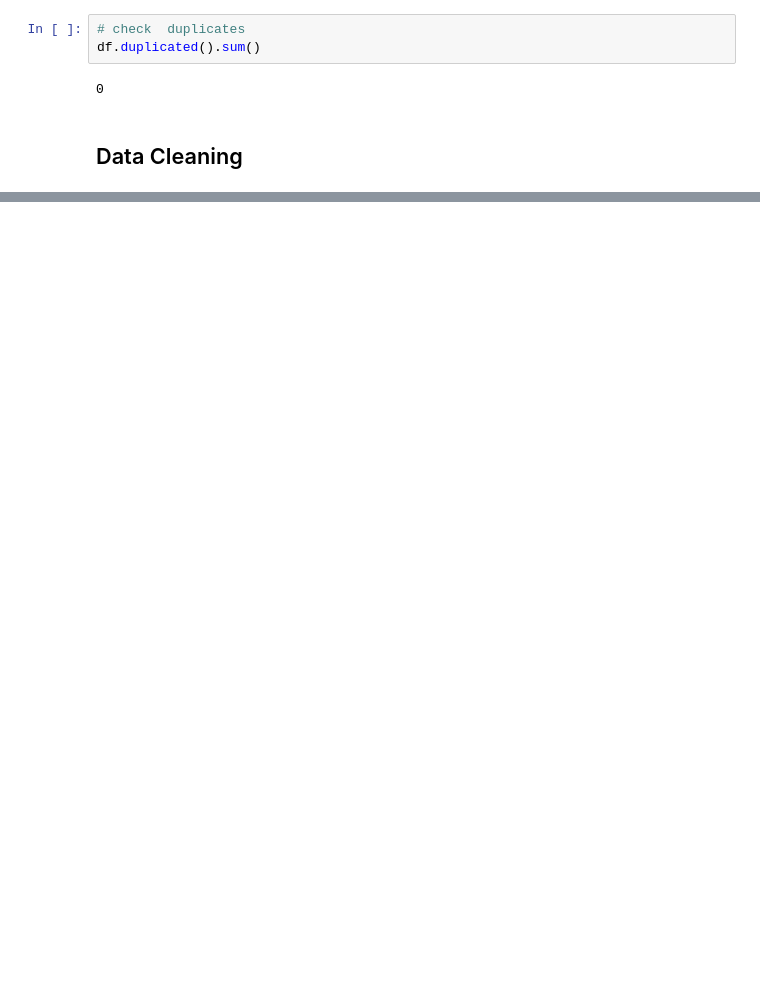
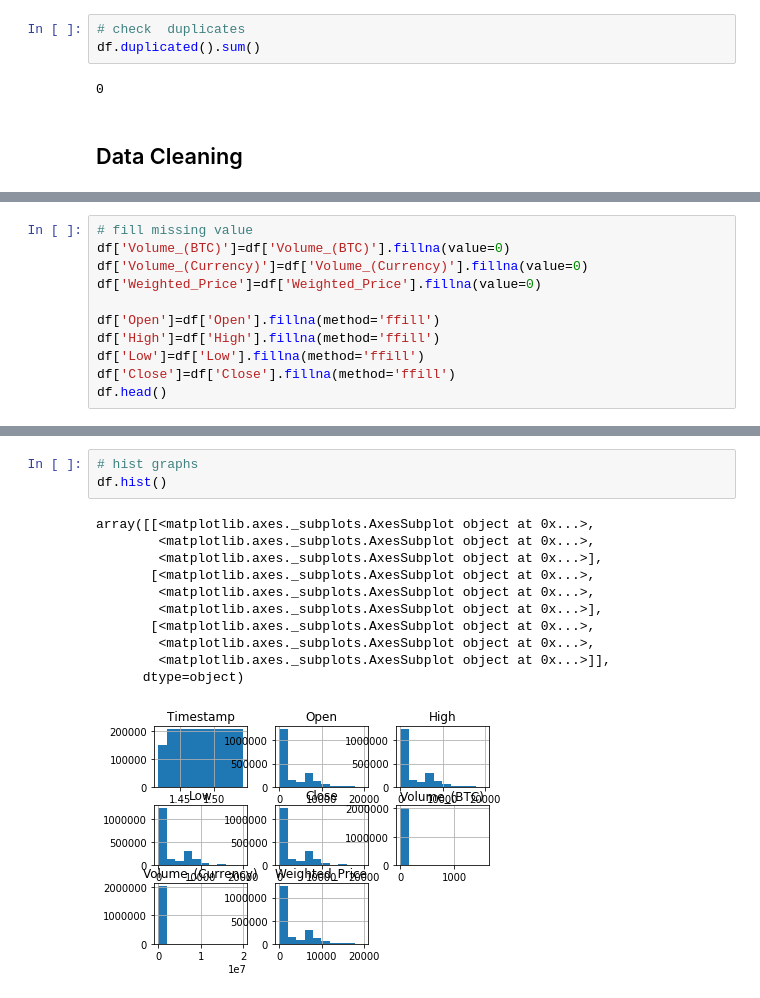
Before and after one commit to BasantHussein/Bitcoin-Time-Series-Forecasting, a Jupyter notebook: BitcoinTimeSeriesForecasting.ipynb, the cells around one changed output, grey strips where cells are left out. Drawn from its saved outputs; the diff is of its cells as text; blank space fills up the shorter version.

```diff
--- a/BitcoinTimeSeriesForecasting.ipynb
+++ b/BitcoinTimeSeriesForecasting.ipynb
@@ -89,0 +104,11 @@ df.duplicated().sum()
+# %%
+# fill missing value
+df['Volume_(BTC)']=df['Volume_(BTC)'].fillna(value=0)
+df['Volume_(Currency)']=df['Volume_(Currency)'].fillna(value=0)
+df['Weighted_Price']=df['Weighted_Price'].fillna(value=0)
+
+df['Open']=df['Open'].fillna(method='ffill')
+df['High']=df['High'].fillna(method='ffill')
+df['Low']=df['Low'].fillna(method='ffill')
+df['Close']=df['Close'].fillna(method='ffill')
+df.head()
@@ -89,0 +135,15 @@ df.duplicated().sum()
+# %%
+# hist graphs
+df.hist()
+# %% [output]
+array([[<matplotlib.axes._subplots.AxesSubplot object at 0x...>,
+        <matplotlib.axes._subplots.AxesSubplot object at 0x...>,
+        <matplotlib.axes._subplots.AxesSubplot object at 0x...>],
+       [<matplotlib.axes._subplots.AxesSubplot object at 0x...>,
+        <matplotlib.axes._subplots.AxesSubplot object at 0x...>,
+        <matplotlib.axes._subplots.AxesSubplot object at 0x...>],
+       [<matplotlib.axes._subplots.AxesSubplot object at 0x...>,
+        <matplotlib.axes._subplots.AxesSubplot object at 0x...>,
+        <matplotlib.axes._subplots.AxesSubplot object at 0x...>]],
+      dtype=object)
+[figure, added]
```
Also changed, not shown: parts of 11 cells of this notebook.
